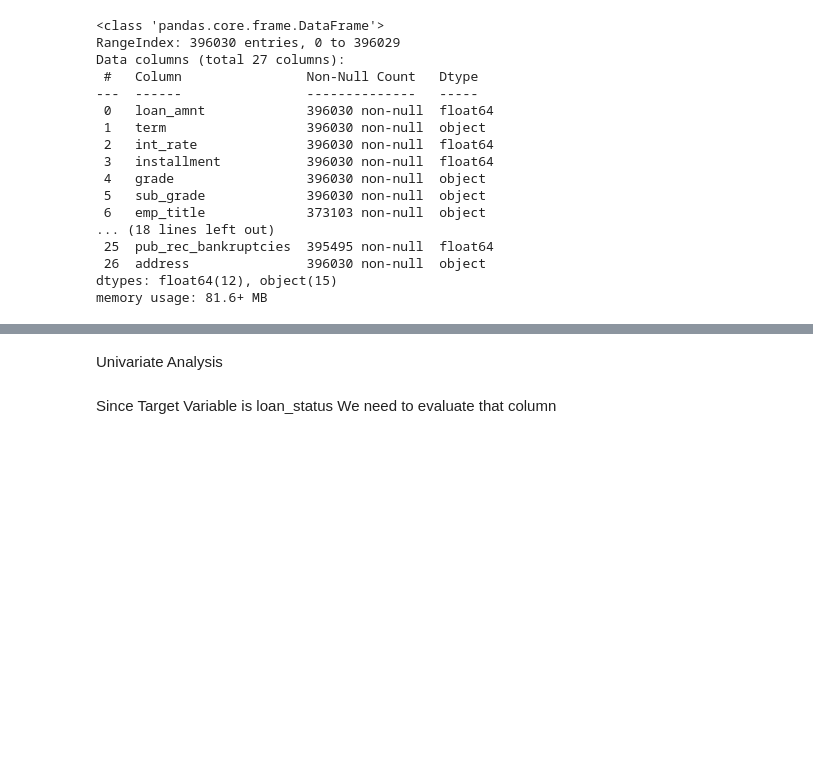
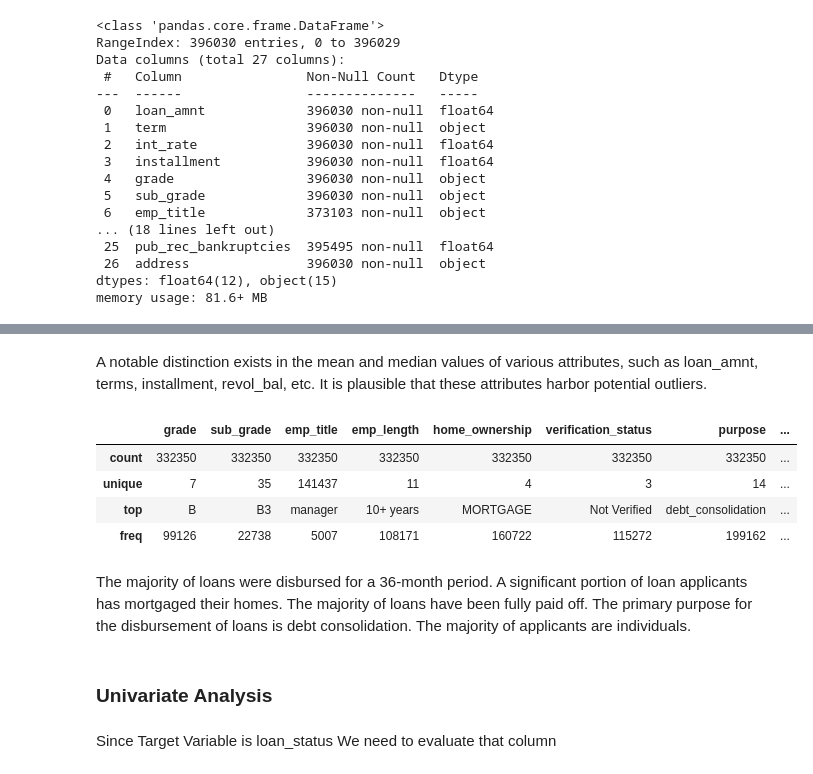
Before and after one commit to Navaneeth-7/Logistic_regression, a Jupyter notebook: file_1.ipynb, the cells around one changed output, grey strips where cells are left out. Cells and saved outputs as stored; diff of their text form; code cells hidden in the pictures; blank space fills up the shorter version.

```diff
--- a/file_1.ipynb
+++ b/file_1.ipynb
@@ -86,8 +108,20 @@ df.describe(include="all")
 | 50% | 12000.000000 | NaN | 13.330000 | 375.430000 | NaN | NaN | NaN | NaN | NaN | ... |
 | 75% | 20000.000000 | NaN | 16.490000 | 567.300000 | NaN | NaN | NaN | NaN | NaN | ... |
 | max | 40000.000000 | NaN | 30.990000 | 1533.810000 | NaN | NaN | NaN | NaN | NaN | ... |
-# %% [markdown]
-Univariate Analysis
+# %% [markdown]
+A notable distinction exists in the mean and median values of various attributes, such as loan_amnt, terms, installment, revol_bal, etc. It is plausible that these attributes harbor potential outliers.
+# %%
+df.describe(include = 'object')
+# %% [output]
+|  | grade | sub_grade | emp_title | emp_length | home_ownership | verification_status | purpose | ... |
+| count | 332350 | 332350 | 332350 | 332350 | 332350 | 332350 | 332350 | ... |
+| unique | 7 | 35 | 141437 | 11 | 4 | 3 | 14 | ... |
+| top | B | B3 | manager | 10+ years | MORTGAGE | Not Verified | debt_consolidation | ... |
+| freq | 99126 | 22738 | 5007 | 108171 | 160722 | 115272 | 199162 | ... |
+# %% [markdown]
+The majority of loans were disbursed for a 36-month period. A significant portion of loan applicants has mortgaged their homes. The majority of loans have been fully paid off. The primary purpose for the disbursement of loans is debt consolidation. The majority of applicants are individuals.
+# %% [markdown]
+### Univariate Analysis
 # %% [markdown]
 Since Target Variable is loan_status We need to evaluate that column
 # %%
```
Also changed, not shown: parts of 46 cells of this notebook.
